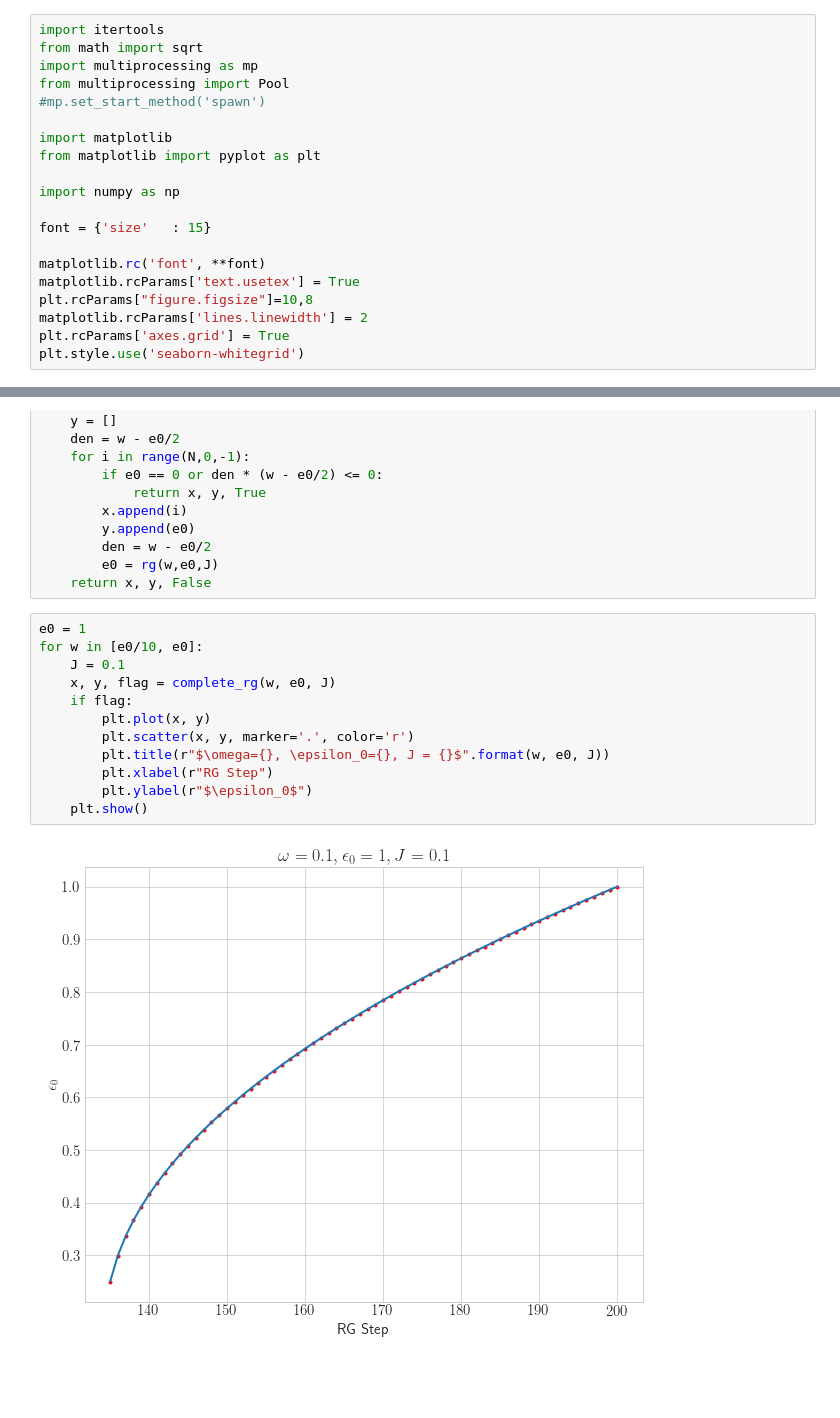
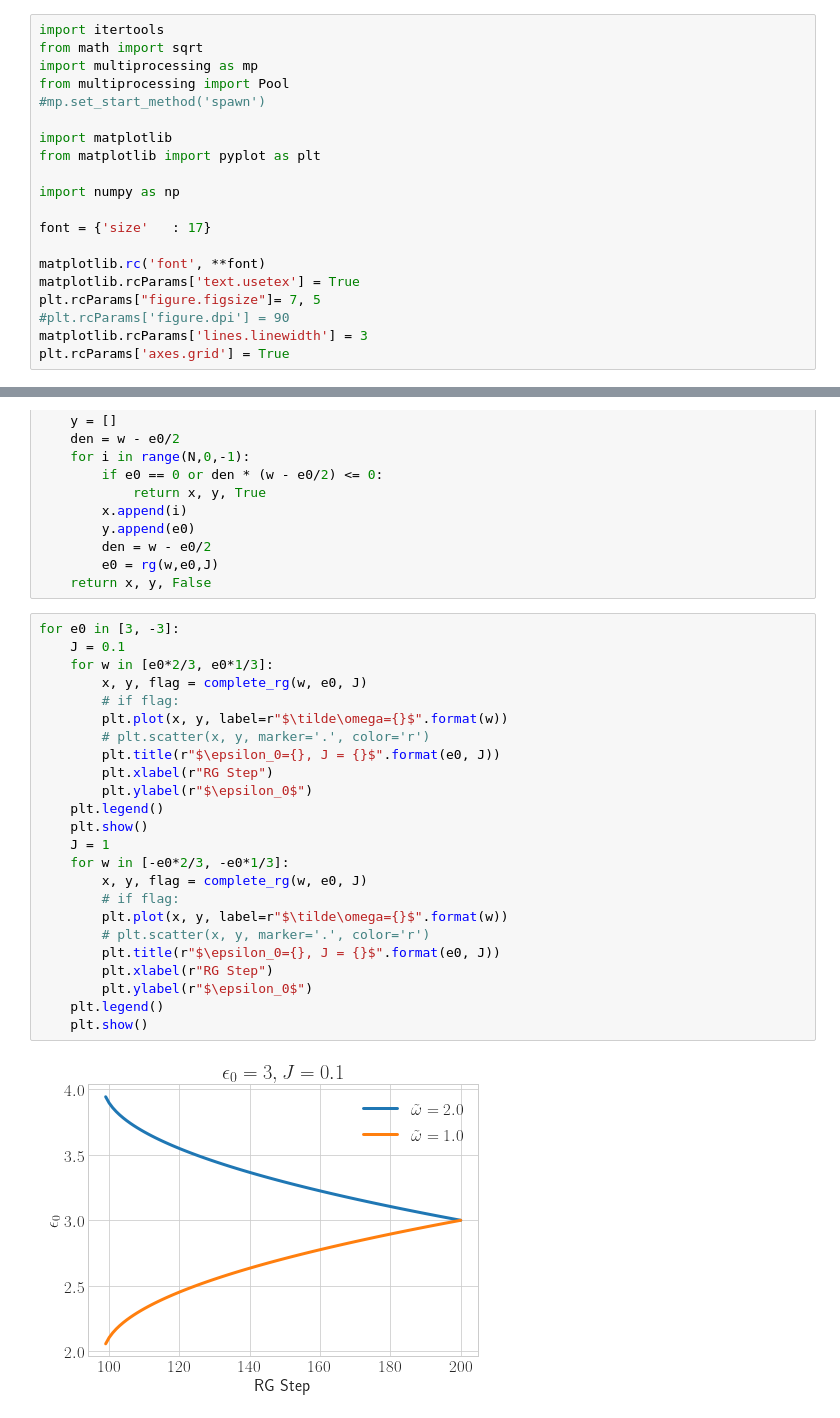
Before and after one commit to abhirup-m/Anderson-Impurity-Model-URG, a Jupyter notebook: stargraph/stargraph.ipynb, the cells around one changed output, grey strips where cells are left out. Cells and saved outputs as stored; diff of their text form; blank space fills up the shorter version.

Commit message:
made final changes like redrawing some figures(they looked ugly) and regenerating some p plots

```diff
--- a/stargraph/stargraph.ipynb
+++ b/stargraph/stargraph.ipynb
@@ -23,14 +23,14 @@ from matplotlib import pyplot as plt
 
 import numpy as np
 
-font = {'size'   : 15}
+font = {'size'   : 17}
 
 matplotlib.rc('font', **font)
 matplotlib.rcParams['text.usetex'] = True
-plt.rcParams["figure.figsize"]=10,8
-matplotlib.rcParams['lines.linewidth'] = 2
+plt.rcParams["figure.figsize"]= 7, 5
+#plt.rcParams['figure.dpi'] = 90
+matplotlib.rcParams['lines.linewidth'] = 3
 plt.rcParams['axes.grid'] = True
-plt.style.use('seaborn-whitegrid')
 # %%
 def rg(w,e0,J):
     deltae0 = (J**2/4)*1/(w - e0/2)
@@ -53,16 +53,28 @@ def complete_rg(w,e0,J):
         e0 = rg(w,e0,J)
     return x, y, False
 # %%
-e0 = 1
-for w in [e0/10, e0]:
+for e0 in [3, -3]:
     J = 0.1
-    x, y, flag = complete_rg(w, e0, J)
-    if flag:
-        plt.plot(x, y)
-        plt.scatter(x, y, marker='.', color='r')
-        plt.title(r"$\omega={}, \epsilon_0={}, J = {}$".format(w, e0, J))
+    for w in [e0*2/3, e0*1/3]:
+        x, y, flag = complete_rg(w, e0, J)
+        # if flag:
+        plt.plot(x, y, label=r"$\tilde\omega={}$".format(w))
+        # plt.scatter(x, y, marker='.', color='r')
+        plt.title(r"$\epsilon_0={}, J = {}$".format(e0, J))
         plt.xlabel(r"RG Step")
         plt.ylabel(r"$\epsilon_0$")
+    plt.legend()
     plt.show()
+    J = 1
+    for w in [-e0*2/3, -e0*1/3]:
+        x, y, flag = complete_rg(w, e0, J)
+        # if flag:
+        plt.plot(x, y, label=r"$\tilde\omega={}$".format(w))
+        # plt.scatter(x, y, marker='.', color='r')
+        plt.title(r"$\epsilon_0={}, J = {}$".format(e0, J))
+        plt.xlabel(r"RG Step")
+        plt.ylabel(r"$\epsilon_0$")
+    plt.legend()
+    plt.show()
 # %% [output]
-[figure, old version]
+[figure, new version]
```
Also changed, not shown: parts of 1 cell of this notebook, 22 other files.
